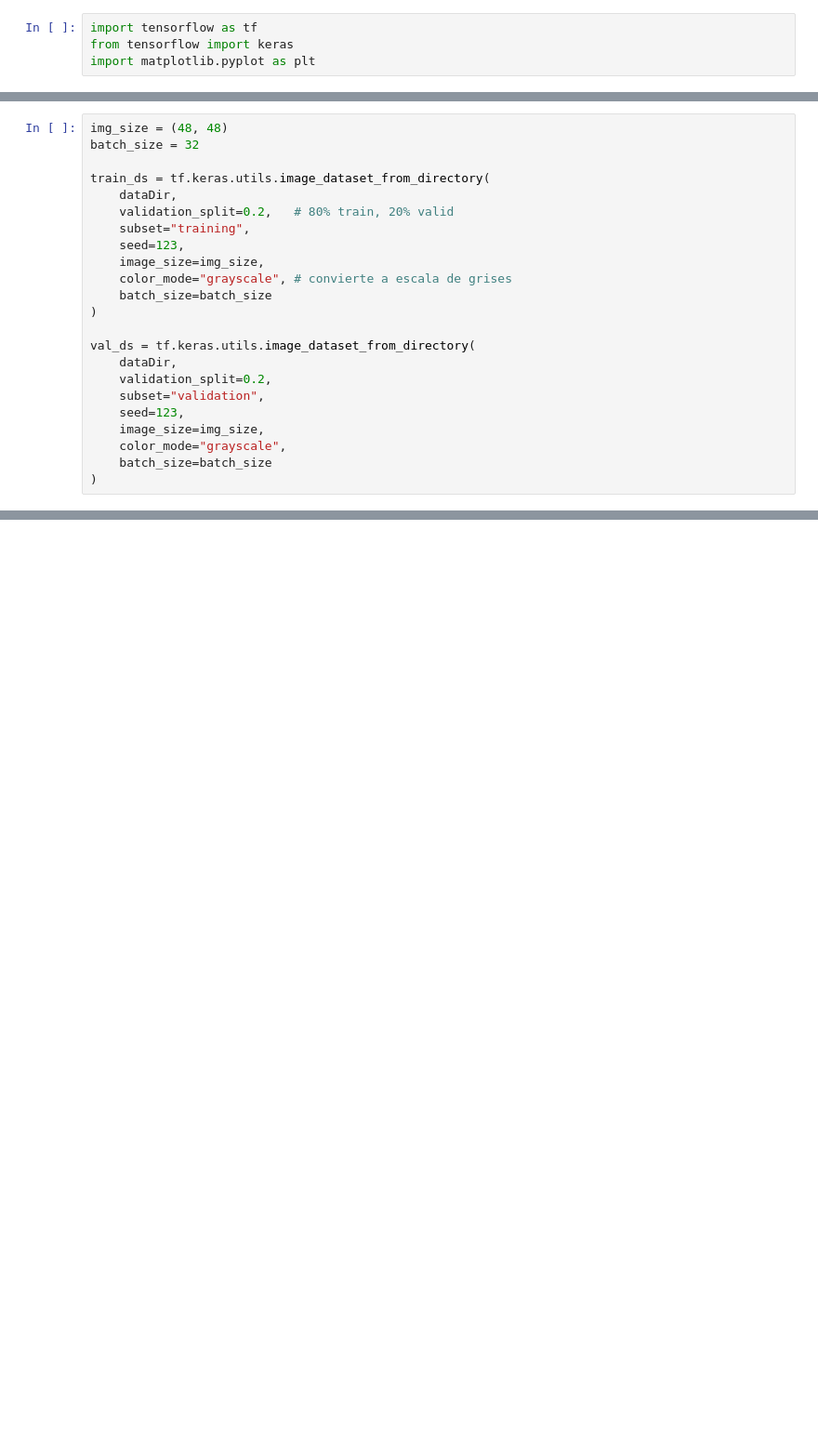
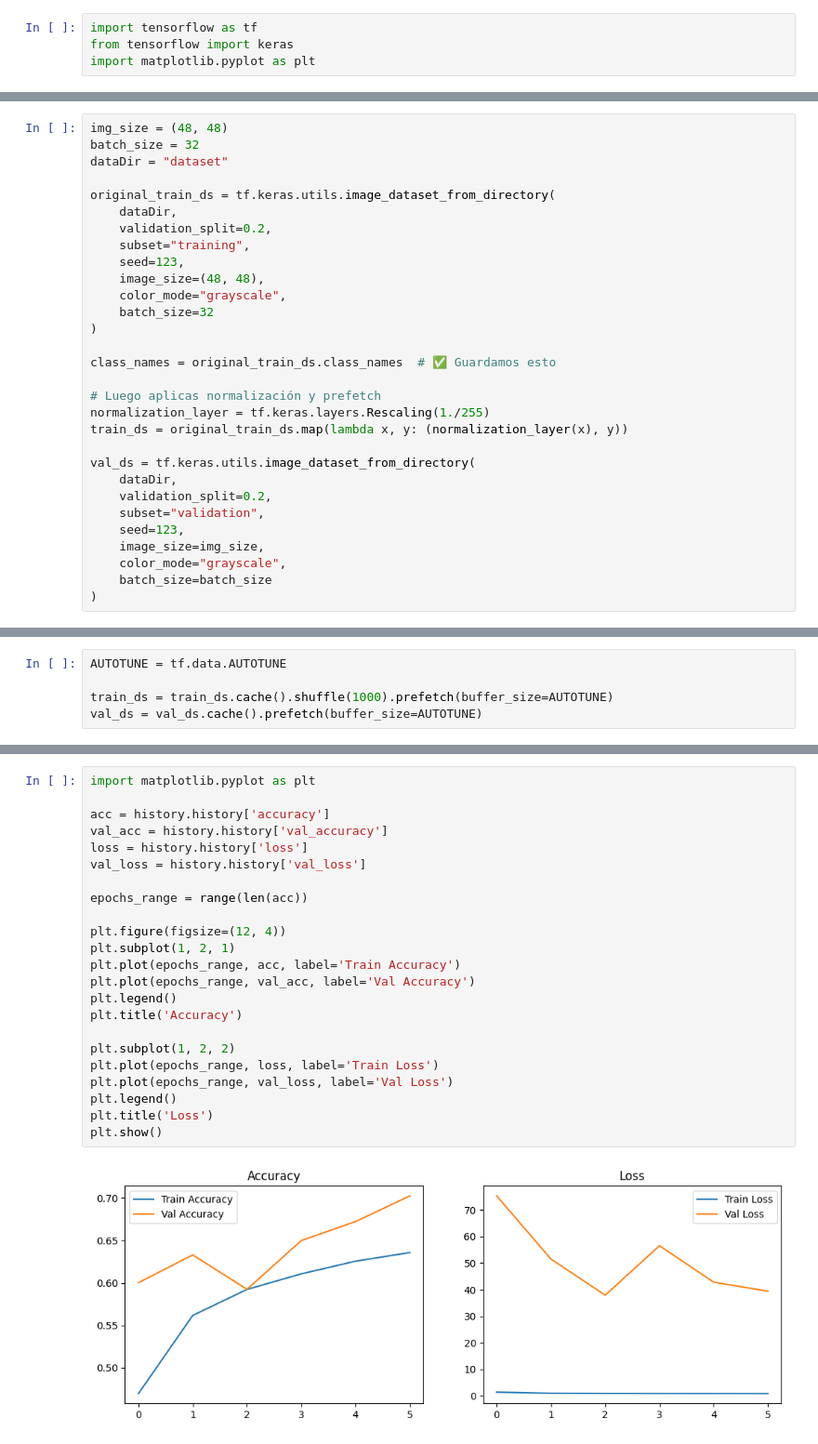
Before and after one commit to GuillermoGonRata/IA, a Jupyter notebook: Unidad4/DeteccionEmociones2/prueba.ipynb, the cells around one changed output, grey strips where cells are left out. Shown at 93% size. Saved outputs shown, nothing was run; the diff lists cells and outputs as text; blank space fills up the shorter version.

```diff
--- a/Unidad4/DeteccionEmociones2/prueba.ipynb
+++ b/Unidad4/DeteccionEmociones2/prueba.ipynb
@@ -8,16 +10,23 @@ dataDir = "dataset"
 # %%
 img_size = (48, 48)
 batch_size = 32
+dataDir = "dataset"
 
-train_ds = tf.keras.utils.image_dataset_from_directory(
+original_train_ds = tf.keras.utils.image_dataset_from_directory(
     dataDir,
-    validation_split=0.2,   # 80% train, 20% valid
+    validation_split=0.2,
     subset="training",
     seed=123,
-    image_size=img_size,
-    color_mode="grayscale", # convierte a escala de grises
-    batch_size=batch_size
+    image_size=(48, 48),
+    color_mode="grayscale",
+    batch_size=32
 )
+
+class_names = original_train_ds.class_names  # ✅ Guardamos esto
+
+# Luego aplicas normalización y prefetch
+normalization_layer = tf.keras.layers.Rescaling(1./255)
+train_ds = original_train_ds.map(lambda x, y: (normalization_layer(x), y))
 
 val_ds = tf.keras.utils.image_dataset_from_directory(
     dataDir,
@@ -32,0 +45,5 @@ NotFoundError: Could not find directory dataset
+# %%
+AUTOTUNE = tf.data.AUTOTUNE
+
+train_ds = train_ds.cache().shuffle(1000).prefetch(buffer_size=AUTOTUNE)
+val_ds = val_ds.cache().prefetch(buffer_size=AUTOTUNE)
@@ -32,0 +110,25 @@ NotFoundError: Could not find directory dataset
+# %%
+import matplotlib.pyplot as plt
+
+acc = history.history['accuracy']
+val_acc = history.history['val_accuracy']
+loss = history.history['loss']
+val_loss = history.history['val_loss']
+
+epochs_range = range(len(acc))
+
+plt.figure(figsize=(12, 4))
+plt.subplot(1, 2, 1)
+plt.plot(epochs_range, acc, label='Train Accuracy')
+plt.plot(epochs_range, val_acc, label='Val Accuracy')
+plt.legend()
+plt.title('Accuracy')
+
+plt.subplot(1, 2, 2)
+plt.plot(epochs_range, loss, label='Train Loss')
+plt.plot(epochs_range, val_loss, label='Val Loss')
+plt.legend()
+plt.title('Loss')
+plt.show()
+# %% [output]
+[figure, added]
```
Also changed, not shown: parts of 6 cells of this notebook.
